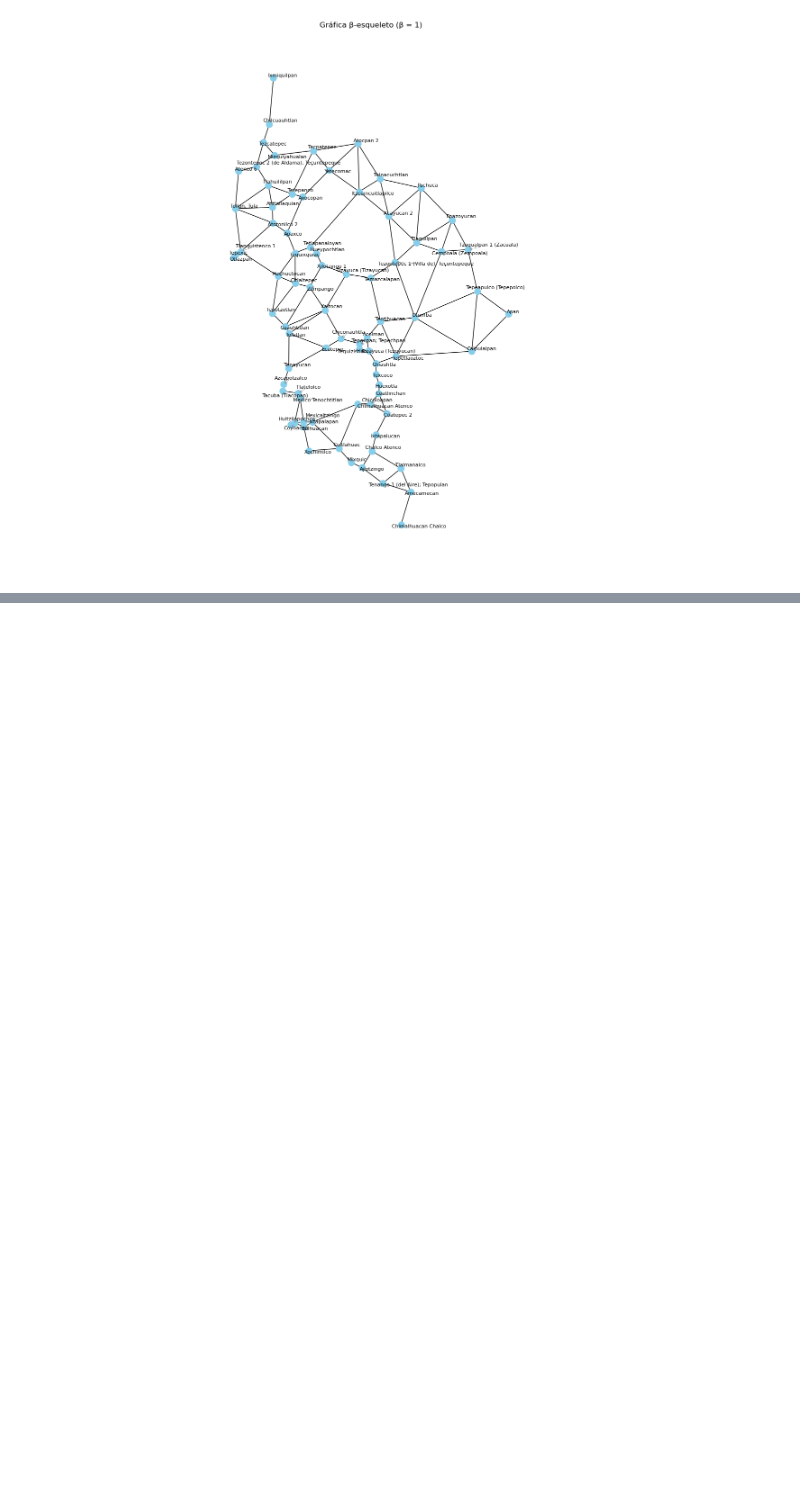
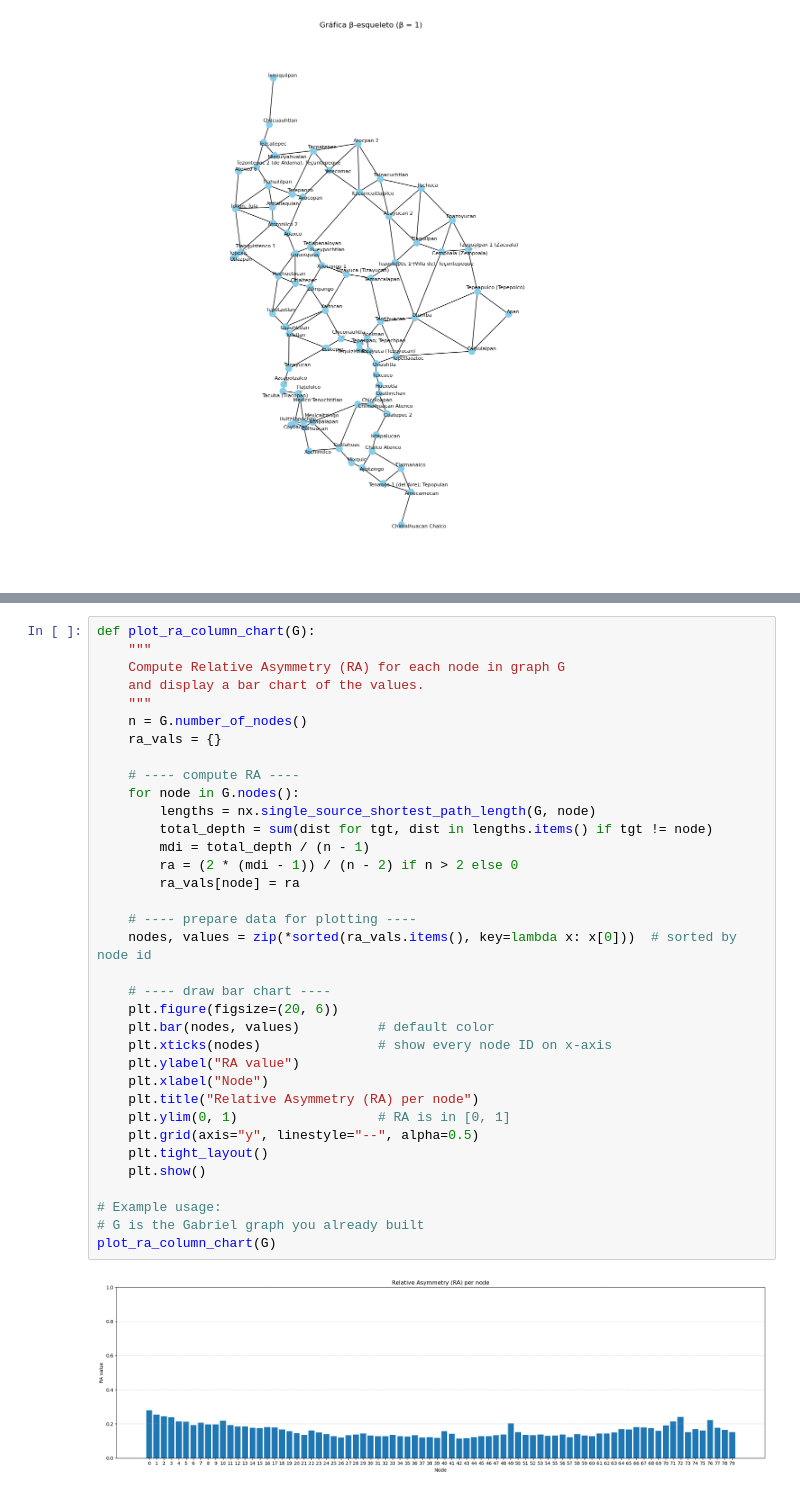
Before and after one commit to SaraLuzVC/Tesis-ITAM, a Jupyter notebook: Notebooks/BetaSkeletos_FuerzaBruta.ipynb, the cells around one changed output, grey strips where cells are left out. Drawn from its saved outputs; the diff is of its cells as text; blank space fills up the shorter version.

```diff
--- a/Notebooks/BetaSkeletos_FuerzaBruta.ipynb
+++ b/Notebooks/BetaSkeletos_FuerzaBruta.ipynb
@@ -333,0 +408,37 @@ plot_beta_skeleton_graph(coords, names, beta=1)
+# %%
+def plot_ra_column_chart(G):
+    """
+    Compute Relative Asymmetry (RA) for each node in graph G
+    and display a bar chart of the values.
+    """
+    n = G.number_of_nodes()
+    ra_vals = {}
+
+    # ---- compute RA ----
+    for node in G.nodes():
+        lengths = nx.single_source_shortest_path_length(G, node)
+        total_depth = sum(dist for tgt, dist in lengths.items() if tgt != node)
+        mdi = total_depth / (n - 1)
+        ra = (2 * (mdi - 1)) / (n - 2) if n > 2 else 0
+        ra_vals[node] = ra
+
+    # ---- prepare data for plotting ----
+    nodes, values = zip(*sorted(ra_vals.items(), key=lambda x: x[0]))  # sorted by node id
+
+    # ---- draw bar chart ----
+    plt.figure(figsize=(20, 6))
+    plt.bar(nodes, values)          # default color
+    plt.xticks(nodes)               # show every node ID on x-axis
+    plt.ylabel("RA value")
+    plt.xlabel("Node")
+    plt.title("Relative Asymmetry (RA) per node")
+    plt.ylim(0, 1)                  # RA is in [0, 1]
+    plt.grid(axis="y", linestyle="--", alpha=0.5)
+    plt.tight_layout()
+    plt.show()
+
+# Example usage:
+# G is the Gabriel graph you already built
+plot_ra_column_chart(G)
+# %% [output]
+[figure, added]
```
Also changed, not shown: parts of 18 cells of this notebook.
